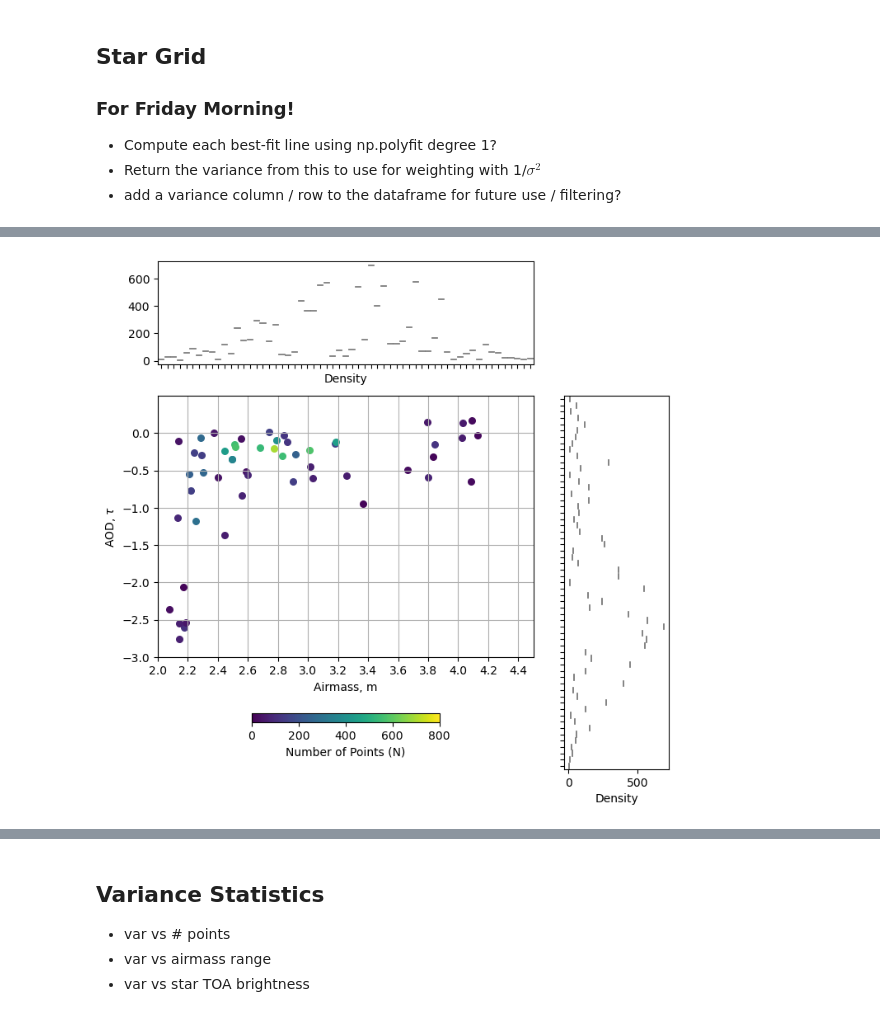
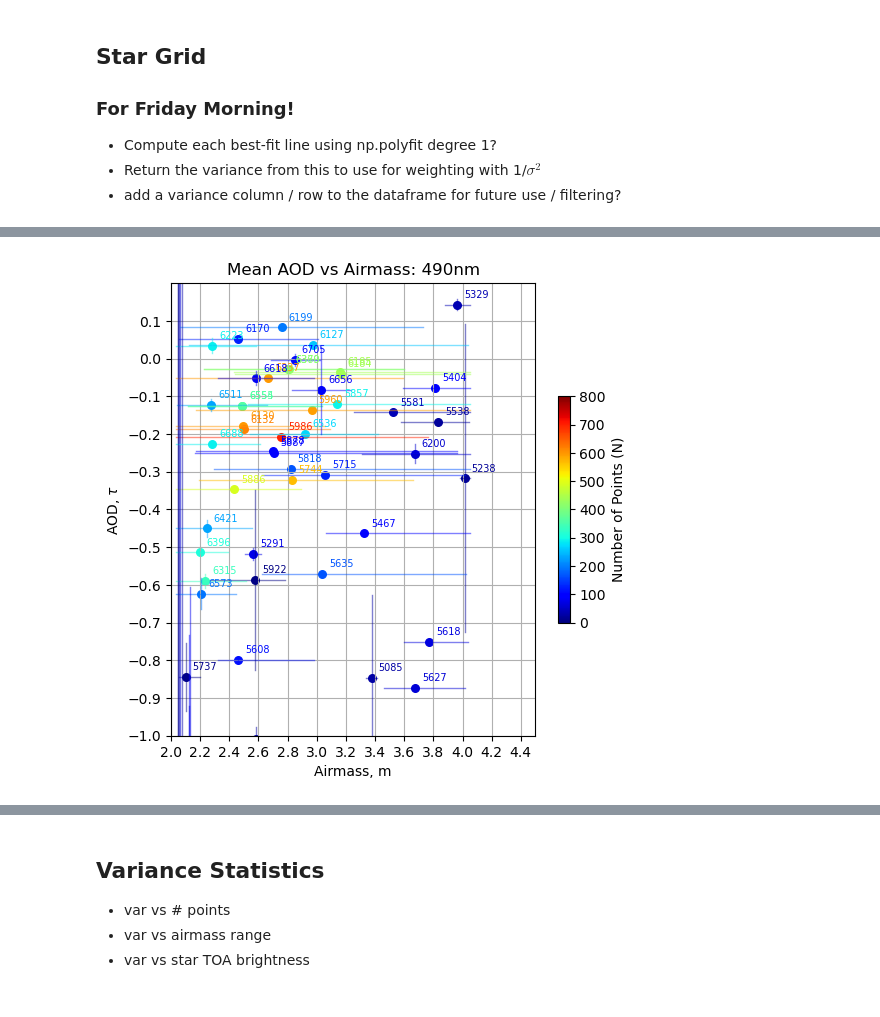
Before and after one commit to jtobs1/angstrom_plots, a Jupyter notebook: langley_new.ipynb, the cells around one changed output, grey strips where cells are left out. Cells and saved outputs as stored; diff of their text form; code cells hidden in the pictures.

```diff
--- a/langley_new.ipynb
+++ b/langley_new.ipynb
@@ -33,7 +49,7 @@ frames = np.arange(1,nframes+1)
 # %% [markdown]
 ## All-Star Langley Plot
 # %%
-fig, ax = plt.subplots(nrows=1,ncols=1,figsize=(10,10))
+fig, ax = plt.subplots(nrows=1,ncols=1,figsize=(8,8))
 
 star_ids = b450['hr']
 colors = cm.gnuplot(np.linspace(0,0.8,len(b450)))
@@ -82,11 +98,12 @@ for (star_id, group), color in zip(b450.groupby('hr'), colors):
 
 ax.set_xlabel(fr'Airmass')
 ax.set_ylabel(fr'log(DN)')
-ax.set_title(fr'Langley Plot: Oct 27, 2025, 03:00:00–06:00:00')
+ax.set_title(fr'Langley Plot {band}: Oct 27, 2025, 03:00:00–06:00:00')
+ax.set_xlim(2., 4.5)
+ax.set_ylim(7, 12)
 # ax.legend(loc='center left', bbox_to_anchor=(1, 0.5), fontsize='5')
 # ax.grid()
 plt.tight_layout()
-# plt.savefig('./langley_all_0300000_060000.png',format='png', dpi=300)
-plt.show()
+plt.savefig(f'./b{band}_langley_all_0300000_060000.png',format='png', dpi=300)
 plt.close()
 # %% [output]
@@ -178,14 +192,14 @@ ncols = np.ceil(np.sqrt(nstars))
 # Normalize the color range
 
 norm = Normalize(vmin=0, vmax=800)  # range of # points (0 to 800)
-sm = plt.cm.ScalarMappable(cmap=cm.viridis, norm=norm)
+sm = plt.cm.ScalarMappable(cmap=cm.jet, norm=norm)
 sm.set_array([])  # for ScalarMappable
 
 # Colors for number of points
-colors = cm.viridis(np.linspace(0, 1, 800))
+colors = cm.jet(np.linspace(0, 1, 800))
 
 # fig, ax = plt.subplots(nrows, ncols, figsize=(12,12))
-fig = plt.figure(figsize=(8, 8))
+fig = plt.figure(figsize=(8,8))
 gs = GridSpec(4, 4, figure=fig, hspace=0.3, wspace=0.3)
 
 ax_main = fig.add_subplot(gs[1:, :-1])
@@ -197,8 +211,14 @@ for star_id, group in b450.groupby('hr'):
     # Get salient arrays
     x = group['airmass'].values[0].T[0]     # secant(theta)
     y = group['log_DN'].values[0].T[0]      # ln(DN)
-    m = group['slope'].values[0].T[0]       # Slope ( tau )
-    b = group['intercept'].values[0].T[0]   # intercept ( ln(I0) )
+    # m = group['slope'].values[0].T[0]       # Slope ( tau )
+    # b = group['intercept'].values[0].T[0]   # intercept ( ln(I0) )
+
+    p, cov = np.polyfit(x, y, 1, cov=True)
+    m = p[0]
+    b = p[1]
+    sigmam = cov[0, 0]
+    sigmab = cov[1, 1]
 
     # Colors based on # of valid points
     N = len(x[~np.isnan(x)])    # Number of valid points across Airmass
@@ -213,45 +233,62 @@ for star_id, group in b450.groupby('hr'):
         c=[color],  # Wrap color in a list
     )
 
+    # Plot the range of Airmasses
+    ax_main.plot(
+        [x.min(), x.max()],
+        [m, m],
+        color=color,
+        linewidth=1,
+        alpha=0.5
+    )
+
+
+    # Plot the variance in AOD
+    ax_main.plot(
+        [x.mean(), x.mean()],
+        [m-sigmam, m+sigmam],
+        color=color,
+        linewidth=1,
+        alpha=0.5
+    )
+
+    ax_main.annotate(
+        text=f'{star_id}',
+        xy=(x.mean(), m),
+        xytext=(5, 5),
+        textcoords='offset points',
+        fontsize=7,
+        color=color
+    )
+
     # Append those statistics
     data.append({
         'airmass': x.mean(),
-        'tau': m[0],
+        'tau': m,
         'N': N
     })
 
 # Random x and y axis stuff
 xmin, xmax = 2.0, 4.5
-ymin, ymax = -3.0, 0.5
-ax_main.set_xticks(np.arange(xmin, xmax, 0.2))
+ymin, ymax = -1., 0.2
 ax_main.set_xlabel("Airmass, m")
-ax_main.set_yticks(np.arange(ymin, ymax, 0.5))
 ax_main.set_ylabel(fr"AOD, $\tau$")
-# ax_main.set_ylim(ymin, ymax)
 ax_main.grid()
 
 # Add the colorbar
-cbar = plt.colorbar(sm, ax=ax_main, shrink=0.5, location='bottom', orientation='horizontal')
+cbar = plt.colorbar(sm, ax=ax_main, shrink=0.5, location='right', orientation='vertical')
 cbar.set_label('Number of Points (N)')
-
-# Create the violin plot for AOD vs Airmass on the
-df = pd.DataFrame(data)
-print(df.head())
-ax_violin_x = fig.add_subplot(gs[0, :-1])
-sns.violinplot(data=df, x='airmass', y='N', ax=ax_violin_x, color='lightblue', inner=None)
-ax_violin_x.set_xlabel('Density')
-ax_violin_x.set_ylabel('')
-ax_violin_x.tick_params(axis='x', labelbottom=False)
-
-# Violin plot to the left of the y-axis
-ax_violin_y = fig.add_subplot(gs[1:, -1])
-sns.violinplot(data=df, y='tau', x='N', ax=ax_violin_y, inner=None, color='lightgreen', orient='h')
-ax_violin_y.set_xlabel("Density")
-ax_violin_y.set_ylabel("")
-ax_violin_y.tick_params(axis='y', labelleft=False)
 
 ax_main.set_xlim(xmin, xmax)
 ax_main.set_ylim(ymin, ymax)
-ax_main.set_yticks(np.arange(ymin, ymax, 0.5))
+ax_main.set_yticks(np.arange(ymin, ymax, 0.1))
 ax_main.set_xticks(np.arange(xmin, xmax, 0.2))
+
+ax_main.set_title(f'Mean AOD vs Airmass: {band}nm')
+
+plt.tight_layout()
+
+plt.savefig(f'./b{band}_aod_vs_airmass.png',format='png',dpi=300)
+plt.show()
+plt.close()
 # %% [output]
@@ -277,4 +295,4 @@ ax_main.set_xticks(np.arange(xmin, xmax, 0.2))
-[figure, old version]
+[figure, new version]
 # %%
 # Filter out data if tau >= 0:
 # b450 = b450[b450['slope'] < 0]
```
Also changed, not shown: parts of 10 cells of this notebook, 30 other files.
